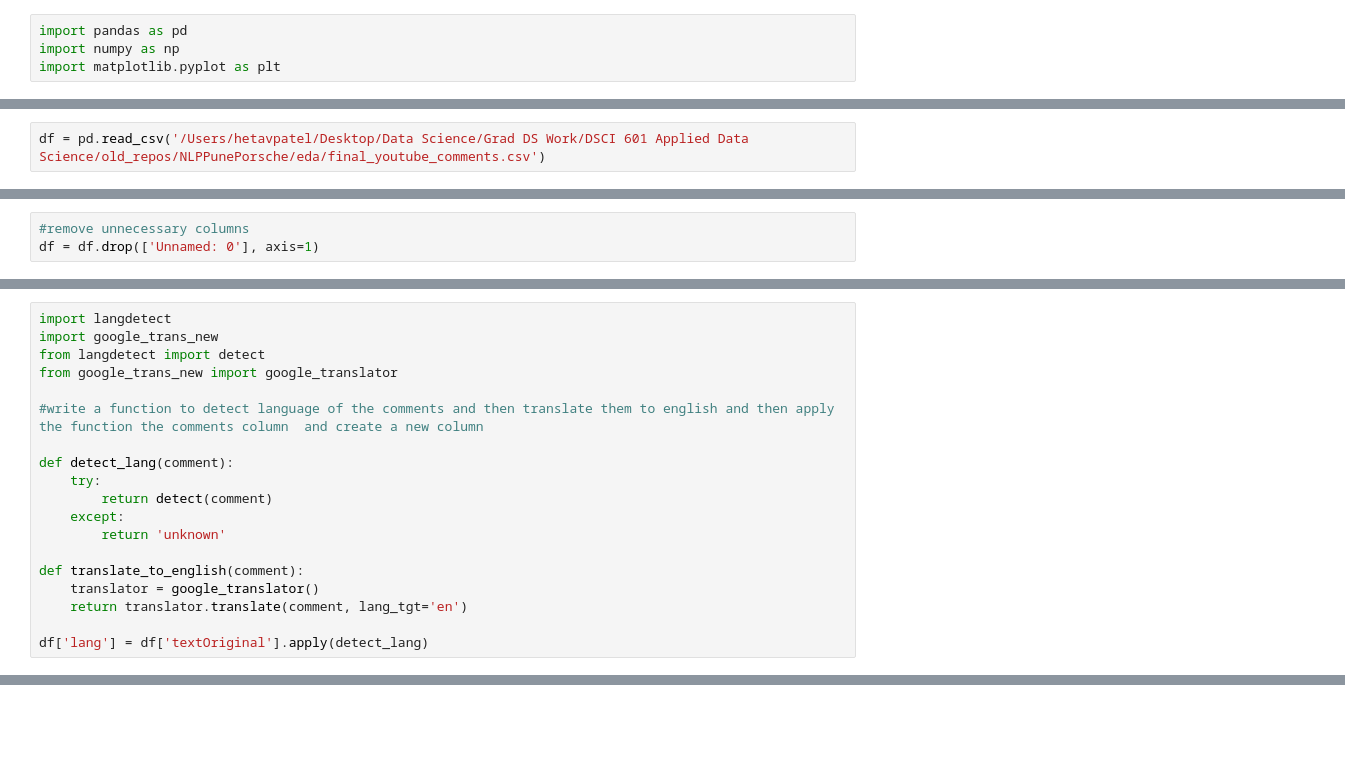
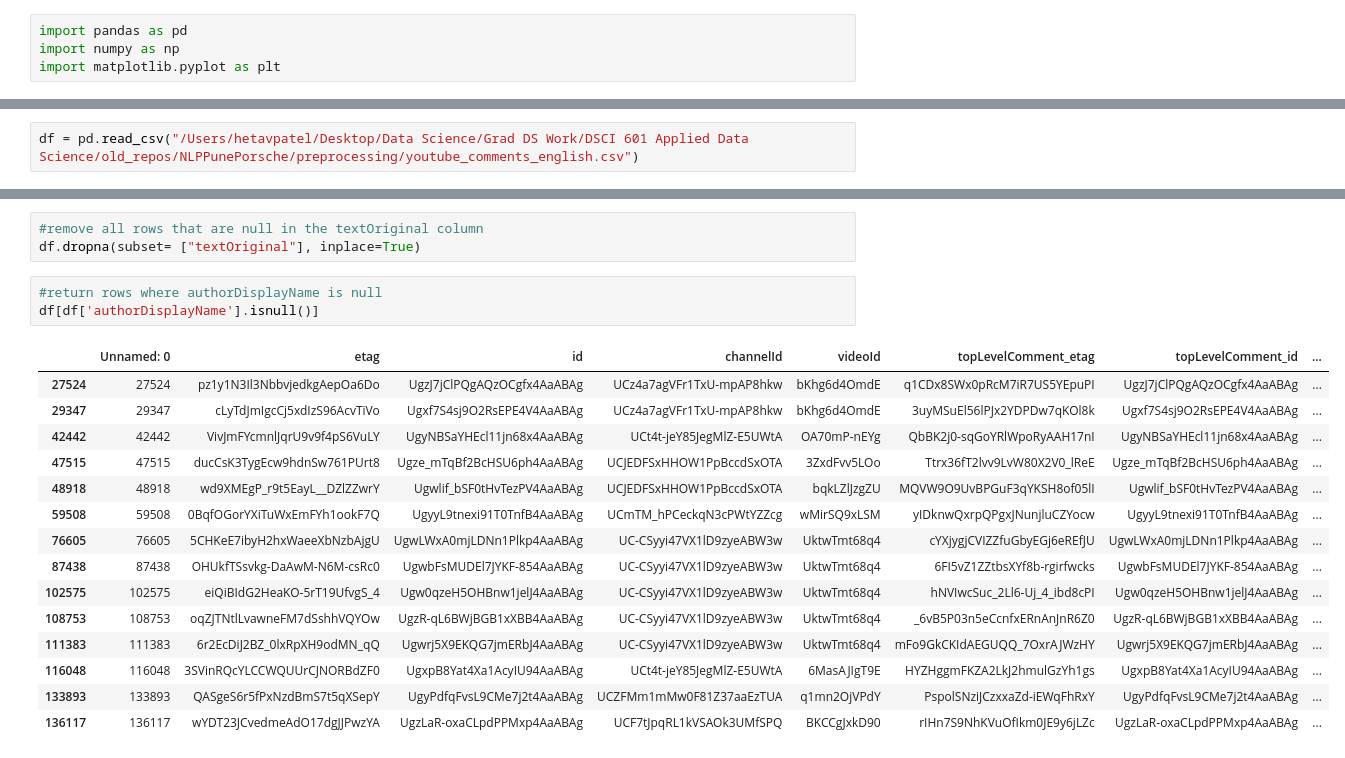
Before and after one commit to Hetav01/Public-Safety-Monitoring-India, a Jupyter notebook: preprocessing/preprocessing.ipynb, the cells around one changed output, grey strips where cells are left out. Drawn from its saved outputs; the diff is of its cells as text; blank space fills up the shorter version.

Commit message:
performed minor preprocessing before moving onto the next stage

```diff
--- a/preprocessing/preprocessing.ipynb
+++ b/preprocessing/preprocessing.ipynb
@@ -5,2 +7,2 @@ import matplotlib.pyplot as plt
 # %%
-df = pd.read_csv('/Users/hetavpatel/Desktop/Data Science/Grad DS Work/DSCI 601 Applied Data Science/old_repos/NLPPunePorsche/eda/final_youtube_comments.csv')
+df = pd.read_csv("/Users/hetavpatel/Desktop/Data Science/Grad DS Work/DSCI 601 Applied Data Science/old_repos/NLPPunePorsche/preprocessing/youtube_comments_english.csv")
@@ -36,3 +8,0 @@ memory usage: 18.7+ MB
-# %%
-#remove unnecessary columns
-df = df.drop(['Unnamed: 0'], axis=1)
@@ -58,19 +8,0 @@ First Intuition is to convert the data to English and work on it.
-# %%
-import langdetect
-import google_trans_new
-from langdetect import detect
-from google_trans_new import google_translator
-
-#write a function to detect language of the comments and then translate them to english and then apply the function the comments column  and create a new column
-
-def detect_lang(comment):
-    try:
-        return detect(comment)
-    except:
-        return 'unknown'
-
-def translate_to_english(comment):
-    translator = google_translator()
-    return translator.translate(comment, lang_tgt='en')
-
-df['lang'] = df['textOriginal'].apply(detect_lang)
@@ -78,0 +74,22 @@ ModuleNotFoundError: No module named 'langdetect'
+# %%
+#remove all rows that are null in the textOriginal column
+df.dropna(subset= ["textOriginal"], inplace=True)
+# %%
+#return rows where authorDisplayName is null
+df[df['authorDisplayName'].isnull()]
+# %% [output]
+|  | Unnamed: 0 | etag | id | channelId | videoId | topLevelComment_etag | topLevelComment_id | ... |
+| 27524 | 27524 | pz1y1N3Il3NbbvjedkgAepOa6Do | UgzJ7jClPQgAQzOCgfx4AaABAg | UCz4a7agVFr1TxU-mpAP8hkw | bKhg6d4OmdE | q1CDx8SWx0pRcM7iR7US5YEpuPI | UgzJ7jClPQgAQzOCgfx4AaABAg | ... |
+| 29347 | 29347 | cLyTdJmIgcCj5xdIzS96AcvTiVo | Ugxf7S4sj9O2RsEPE4V4AaABAg | UCz4a7agVFr1TxU-mpAP8hkw | bKhg6d4OmdE | 3uyMSuEl56lPJx2YDPDw7qKOl8k | Ugxf7S4sj9O2RsEPE4V4AaABAg | ... |
+| 42442 | 42442 | VivJmFYcmnlJqrU9v9f4pS6VuLY | UgyNBSaYHEcl11jn68x4AaABAg | UCt4t-jeY85JegMlZ-E5UWtA | OA70mP-nEYg | QbBK2j0-sqGoYRlWpoRyAAH17nI | UgyNBSaYHEcl11jn68x4AaABAg | ... |
+| 47515 | 47515 | ducCsK3TygEcw9hdnSw761PUrt8 | Ugze_mTqBf2BcHSU6ph4AaABAg | UCJEDFSxHHOW1PpBccdSxOTA | 3ZxdFvv5LOo | Ttrx36fT2lvv9LvW80X2V0_lReE | Ugze_mTqBf2BcHSU6ph4AaABAg | ... |
+| 48918 | 48918 | wd9XMEgP_r9t5EayL__DZlZZwrY | Ugwlif_bSF0tHvTezPV4AaABAg | UCJEDFSxHHOW1PpBccdSxOTA | bqkLZlJzgZU | MQVW9O9UvBPGuF3qYKSH8of05lI | Ugwlif_bSF0tHvTezPV4AaABAg | ... |
+| 59508 | 59508 | 0BqfOGorYXiTuWxEmFYh1ookF7Q | UgyyL9tnexi91T0TnfB4AaABAg | UCmTM_hPCeckqN3cPWtYZZcg | wMirSQ9xLSM | yIDknwQxrpQPgxJNunjluCZYocw | UgyyL9tnexi91T0TnfB4AaABAg | ... |
+| 76605 | 76605 | 5CHKeE7ibyH2hxWaeeXbNzbAjgU | UgwLWxA0mjLDNn1Plkp4AaABAg | UC-CSyyi47VX1lD9zyeABW3w | UktwTmt68q4 | cYXjygjCVIZZfuGbyEGj6eREfJU | UgwLWxA0mjLDNn1Plkp4AaABAg | ... |
+| 87438 | 87438 | OHUkfTSsvkg-DaAwM-N6M-csRc0 | UgwbFsMUDEl7JYKF-854AaABAg | UC-CSyyi47VX1lD9zyeABW3w | UktwTmt68q4 | 6FI5vZ1ZZtbsXYf8b-rgirfwcks | UgwbFsMUDEl7JYKF-854AaABAg | ... |
+| 102575 | 102575 | eiQiBIdG2HeaKO-5rT19UfvgS_4 | Ugw0qzeH5OHBnw1jelJ4AaABAg | UC-CSyyi47VX1lD9zyeABW3w | UktwTmt68q4 | hNVIwcSuc_2Ll6-Uj_4_ibd8cPI | Ugw0qzeH5OHBnw1jelJ4AaABAg | ... |
+| 108753 | 108753 | oqZJTNtlLvawneFM7dSshhVQYOw | UgzR-qL6BWjBGB1xXBB4AaABAg | UC-CSyyi47VX1lD9zyeABW3w | UktwTmt68q4 | _6vB5P03n5eCcnfxERnAnJnR6Z0 | UgzR-qL6BWjBGB1xXBB4AaABAg | ... |
+| 111383 | 111383 | 6r2EcDiJ2BZ_0lxRpXH9odMN_qQ | Ugwrj5X9EKQG7jmERbJ4AaABAg | UC-CSyyi47VX1lD9zyeABW3w | UktwTmt68q4 | mFo9GkCKIdAEGUQQ_7OxrAJWzHY | Ugwrj5X9EKQG7jmERbJ4AaABAg | ... |
+| 116048 | 116048 | 3SVinRQcYLCCWQUUrCJNORBdZF0 | UgxpB8Yat4Xa1AcyIU94AaABAg | UCt4t-jeY85JegMlZ-E5UWtA | 6MasAJIgT9E | HYZHggmFKZA2LkJ2hmulGzYh1gs | UgxpB8Yat4Xa1AcyIU94AaABAg | ... |
+| 133893 | 133893 | QASgeS6r5fPxNzdBmS7t5qXSepY | UgyPdfqFvsL9CMe7j2t4AaABAg | UCZFMm1mMw0F81Z37aaEzTUA | q1mn2OjVPdY | PspolSNziJCzxxaZd-iEWqFhRxY | UgyPdfqFvsL9CMe7j2t4AaABAg | ... |
+| 136117 | 136117 | wYDT23JCvedmeAdO17dgJJPwzYA | UgzLaR-oxaCLpdPPMxp4AaABAg | UCF7tJpqRL1kVSAOk3UMfSPQ | BKCCgJxkD90 | rIHn7S9NhKVuOfIkm0JE9y6jLZc | UgzLaR-oxaCLpdPPMxp4AaABAg | ... |
```
Also changed, not shown: parts of 20 cells of this notebook, 2 other files.
